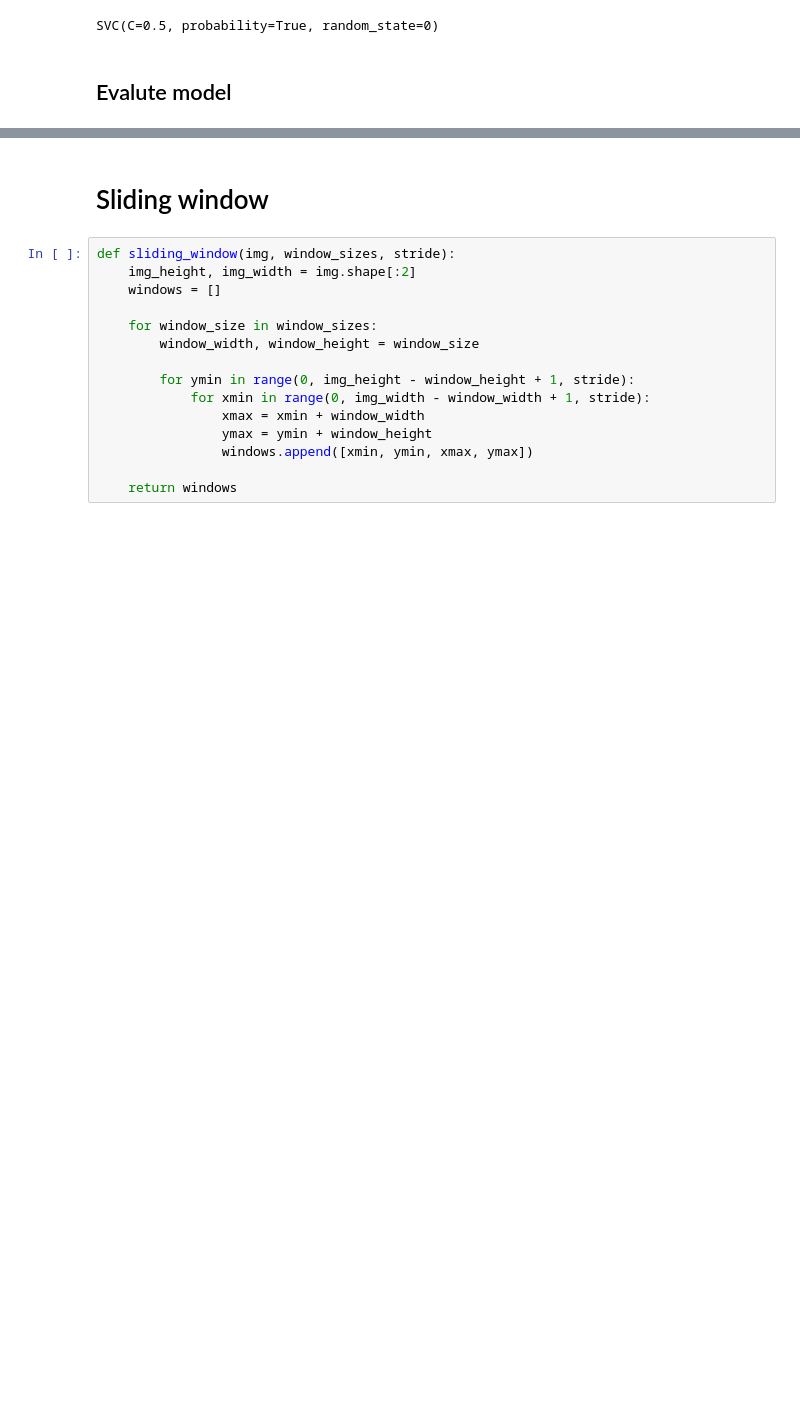
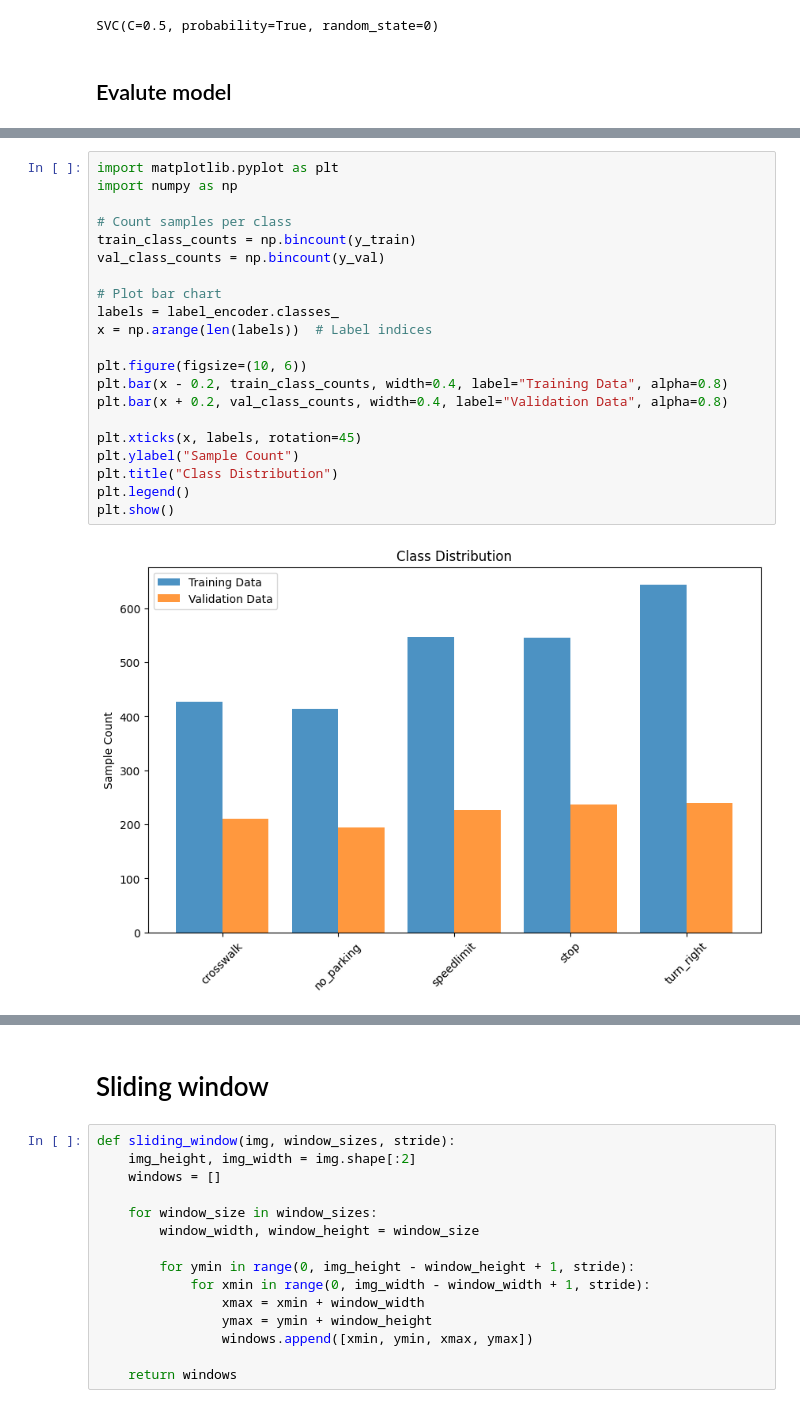
Before and after one commit to SVM-TrafficSigns/SVM-TrafficSigns, a Jupyter notebook: Trafic sign test.ipynb, the cells around one changed output, grey strips where cells are left out. Saved outputs shown, nothing was run; the diff lists cells and outputs as text; blank space fills up the shorter version.

```diff
--- a/Trafic sign test.ipynb
+++ b/Trafic sign test.ipynb
@@ -221,0 +233,23 @@ Accuracy: 1.0
+# %%
+import matplotlib.pyplot as plt
+import numpy as np
+
+# Count samples per class
+train_class_counts = np.bincount(y_train)
+val_class_counts = np.bincount(y_val)
+
+# Plot bar chart
+labels = label_encoder.classes_
+x = np.arange(len(labels))  # Label indices
+
+plt.figure(figsize=(10, 6))
+plt.bar(x - 0.2, train_class_counts, width=0.4, label="Training Data", alpha=0.8)
+plt.bar(x + 0.2, val_class_counts, width=0.4, label="Validation Data", alpha=0.8)
+
+plt.xticks(x, labels, rotation=45)
+plt.ylabel("Sample Count")
+plt.title("Class Distribution")
+plt.legend()
+plt.show()
+# %% [output]
+[figure, added]
```
Also changed, not shown: parts of 12 cells of this notebook, 7 other files.
